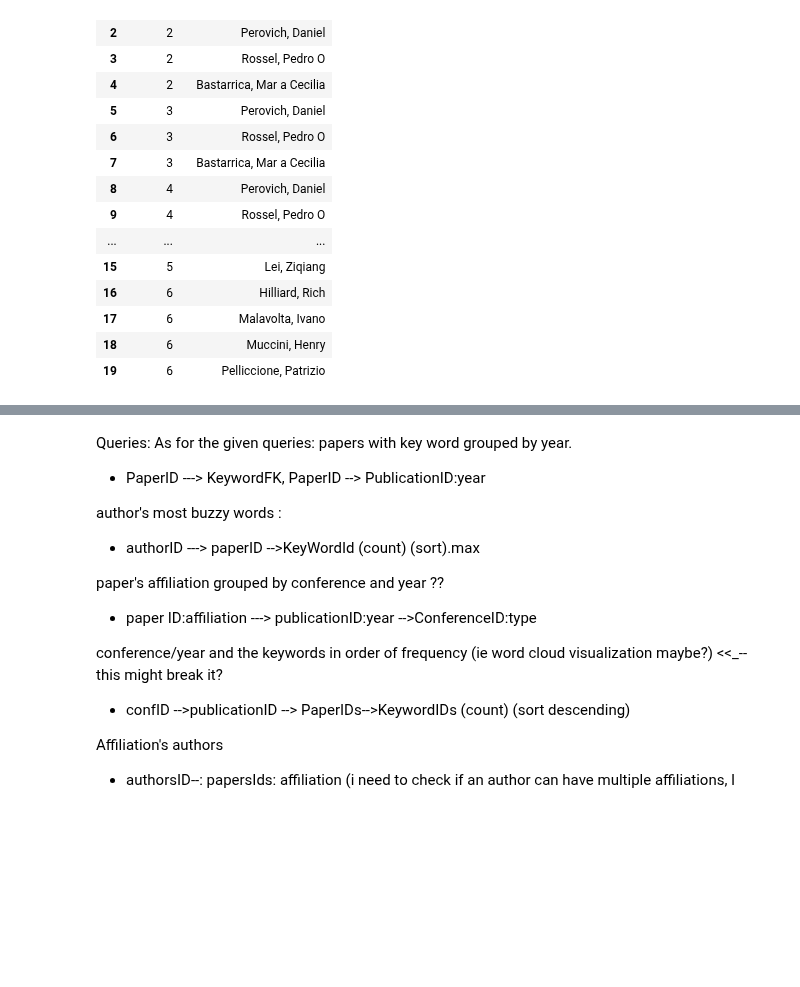
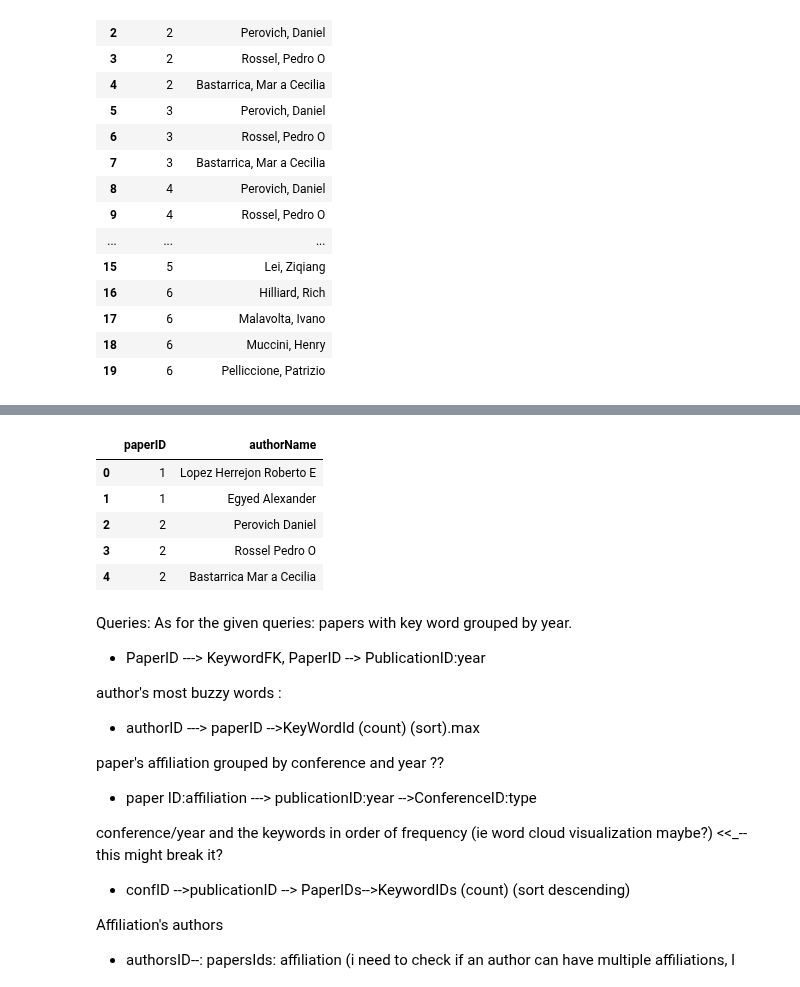
Before and after one commit to noveroa/DataBases, a Jupyter notebook: sqlStart/newSqlNotebooknew_compositesadded.ipynb, the cells around one changed output, grey strips where cells are left out. Drawn from its saved outputs; the diff is of its cells as text; code cells hidden in the pictures; blank space fills up the shorter version.

```diff
--- a/sqlStart/newSqlNotebooknew_compositesadded.ipynb
+++ b/sqlStart/newSqlNotebooknew_compositesadded.ipynb
@@ -811,0 +812,2 @@ dd.head()
+# %%
+testerDF = authorPaper = cmd.createPAPERAUTHORTable2()
@@ -812,5 +822,12 @@ dd.head()
 # %%
-testerDF.dropna
+testerDF.head()
+# %% [output]
+|  | paperID | authorName |
+| 0 | 1 | Lopez Herrejon Roberto E |
+| 1 | 1 | Egyed Alexander |
+| 2 | 2 | Perovich Daniel |
+| 3 | 2 | Rossel Pedro O |
+| 4 | 2 | Bastarrica Mar a Cecilia |
 # %% [markdown]
 Queries:
 As for the given queries:
```
Also changed, not shown: parts of 2 cells of this notebook, 1 other file.
